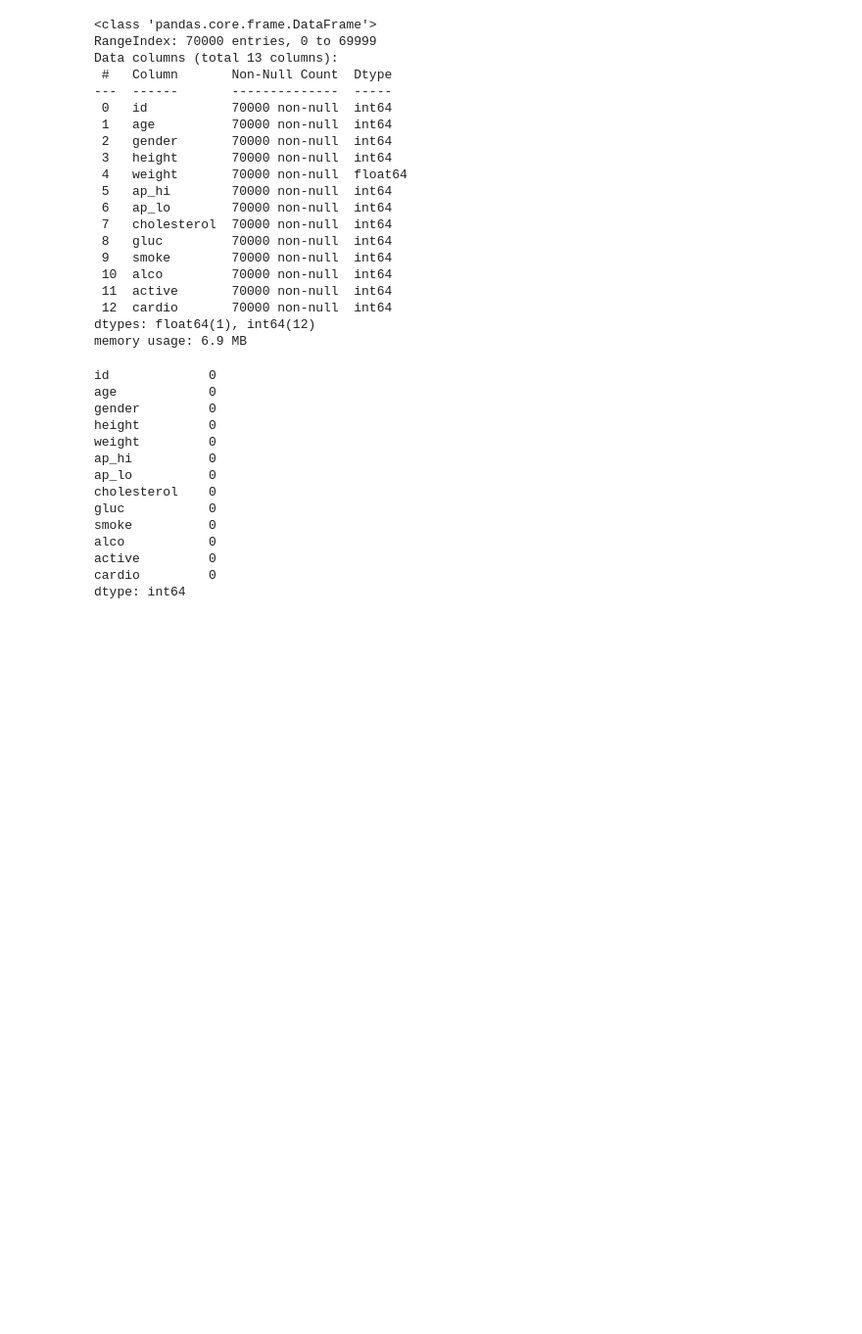
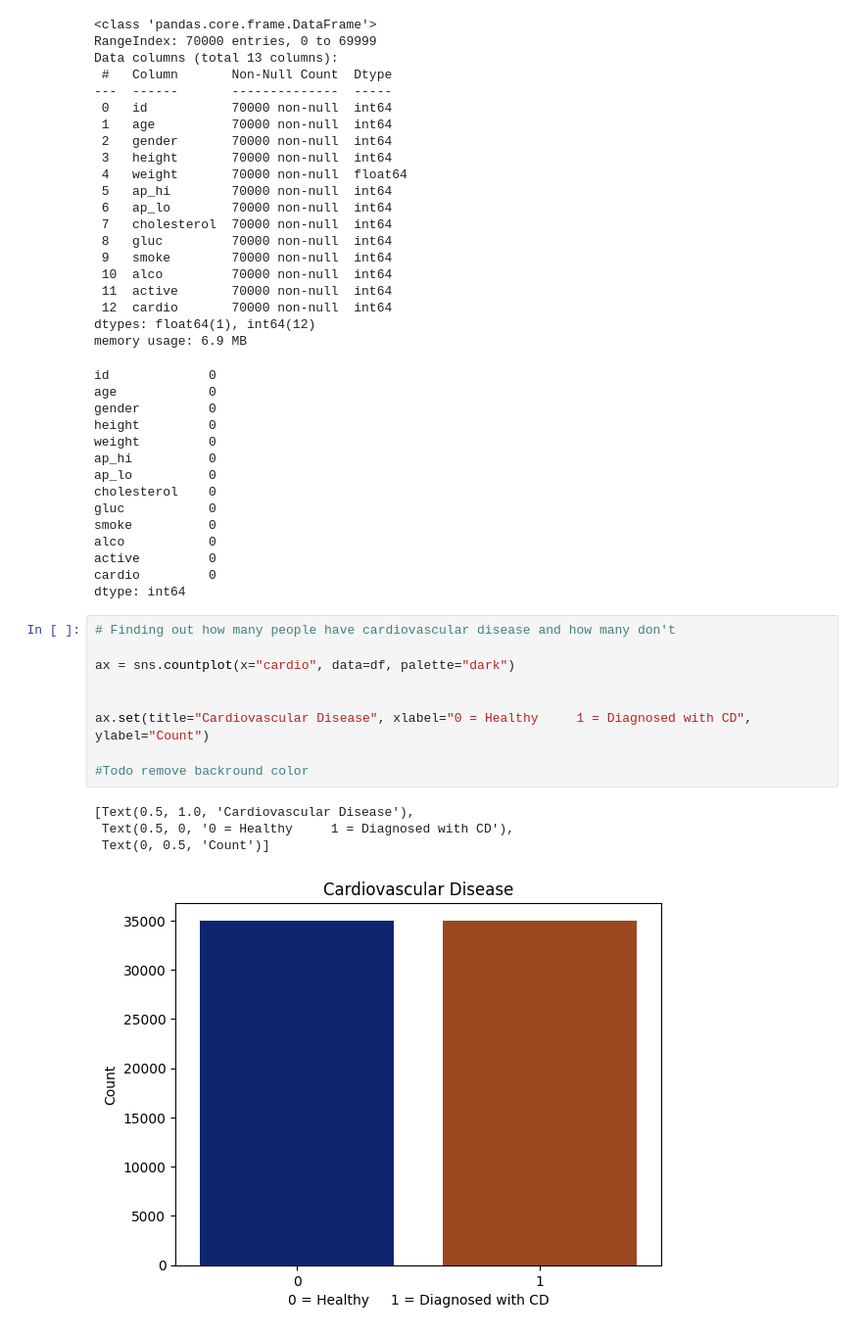
Before and after one commit to Rufshod/Machine-Learning-Alexander-Andersson, a Jupyter notebook: Lab/Lab_2.ipynb, the cells around one changed output. Shown at 98% size. Drawn from its saved outputs; the diff is of its cells as text; blank space fills up the shorter version.

```diff
--- a/Lab/Lab_2.ipynb
+++ b/Lab/Lab_2.ipynb
@@ -55,3 +58,17 @@ alco           0
 active         0
 cardio         0
 dtype: int64
+# %%
+# Finding out how many people have cardiovascular disease and how many don't
+
+ax = sns.countplot(x="cardio", data=df, palette="dark")
+
+
+ax.set(title="Cardiovascular Disease", xlabel="0 = Healthy     1 = Diagnosed with CD", ylabel="Count")
+
+#Todo remove backround color
+# %% [output]
+[Text(0.5, 1.0, 'Cardiovascular Disease'),
+ Text(0.5, 0, '0 = Healthy     1 = Diagnosed with CD'),
+ Text(0, 0.5, 'Count')]
+[figure, added]
```
Also changed, not shown: parts of 19 cells of this notebook.
